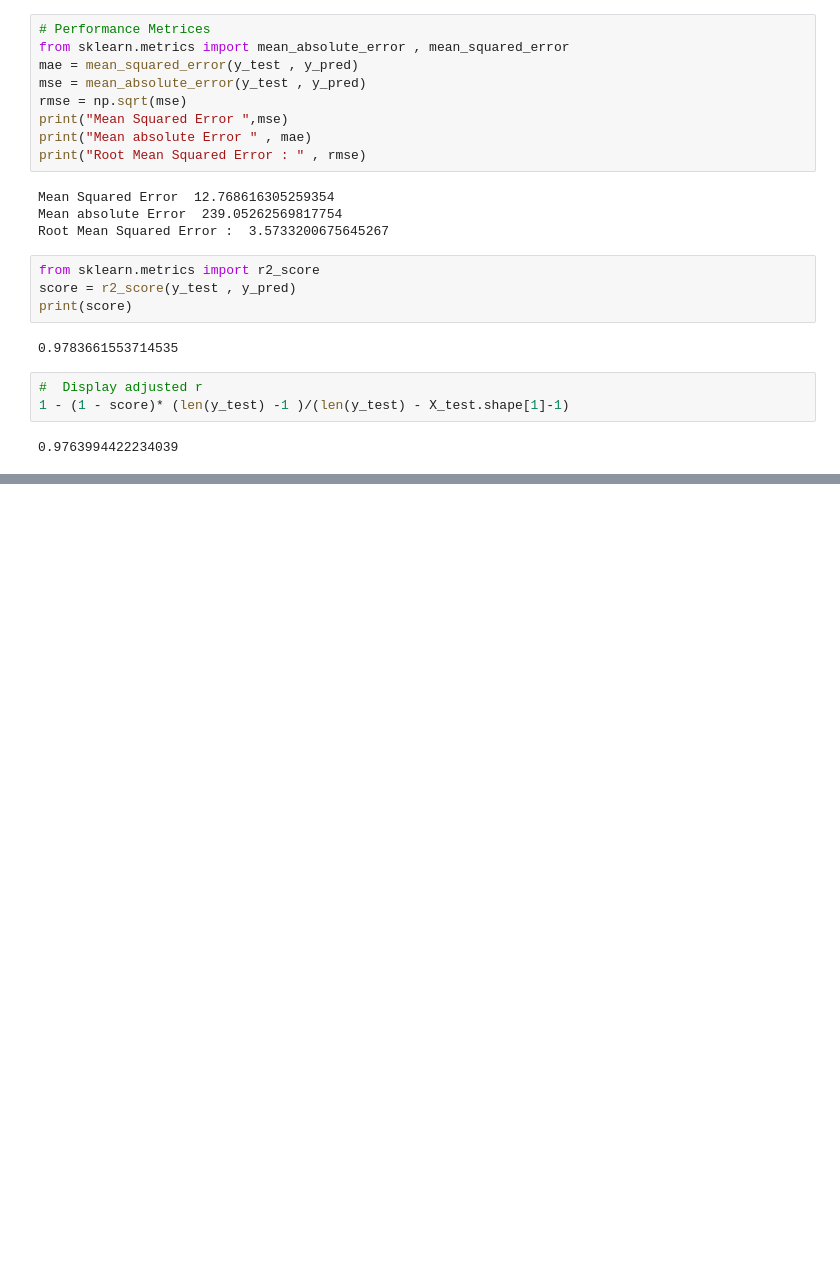
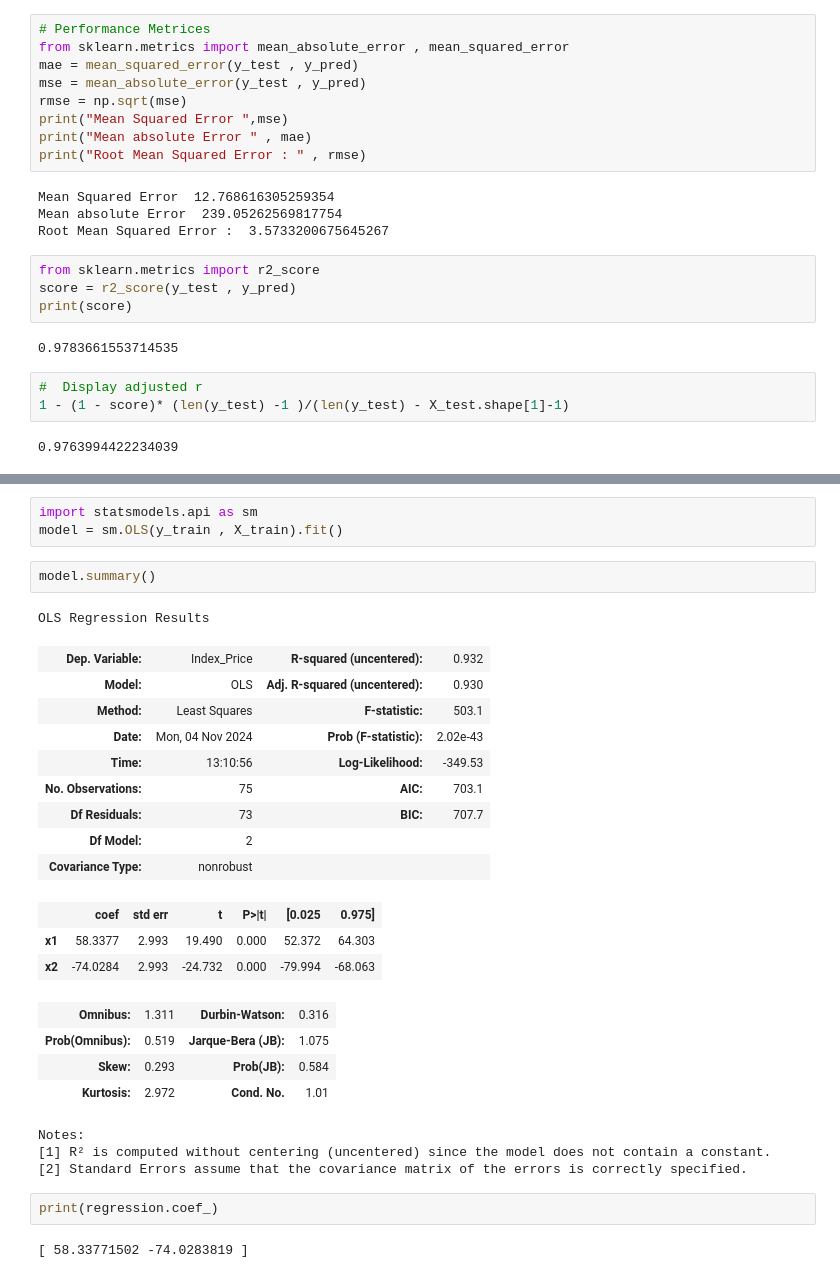
Before and after one commit to Kiritiaajd/MACHINE_LEARNING, a Jupyter notebook: MachineLearningAlgorithms/LineraRegression/MultipleLinearRegression.ipynb, the cells around one changed output, grey strips where cells are left out. Saved outputs shown, nothing was run; the diff lists cells and outputs as text; blank space fills up the shorter version.

Commit message:
MultipleLinearRegression

```diff
--- a/MachineLearningAlgorithms/LineraRegression/MultipleLinearRegression.ipynb
+++ b/MachineLearningAlgorithms/LineraRegression/MultipleLinearRegression.ipynb
@@ -182,0 +225,30 @@ print(score)
+# %%
+import statsmodels.api as sm
+model = sm.OLS(y_train , X_train).fit()
+# %%
+model.summary()
+# %% [output]
+OLS Regression Results
+| Dep. Variable: | Index_Price | R-squared (uncentered): | 0.932 |
+| Model: | OLS | Adj. R-squared (uncentered): | 0.930 |
+| Method: | Least Squares | F-statistic: | 503.1 |
+| Date: | Mon, 04 Nov 2024 | Prob (F-statistic): | 2.02e-43 |
+| Time: | 13:10:56 | Log-Likelihood: | -349.53 |
+| No. Observations: | 75 | AIC: | 703.1 |
+| Df Residuals: | 73 | BIC: | 707.7 |
+| Df Model: | 2 |  |  |
+| Covariance Type: | nonrobust |  |  |
+|  | coef | std err | t | P>|t| | [0.025 | 0.975] |
+| x1 | 58.3377 | 2.993 | 19.490 | 0.000 | 52.372 | 64.303 |
+| x2 | -74.0284 | 2.993 | -24.732 | 0.000 | -79.994 | -68.063 |
+| Omnibus: | 1.311 | Durbin-Watson: | 0.316 |
+| Prob(Omnibus): | 0.519 | Jarque-Bera (JB): | 1.075 |
+| Skew: | 0.293 | Prob(JB): | 0.584 |
+| Kurtosis: | 2.972 | Cond. No. | 1.01 |
+Notes:
+[1] R² is computed without centering (uncentered) since the model does not contain a constant.
+[2] Standard Errors assume that the covariance matrix of the errors is correctly specified.
+# %%
+print(regression.coef_)
+# %% [output]
+[ 58.33771502 -74.0283819 ]
```
Also changed, not shown: parts of 6 cells of this notebook.
